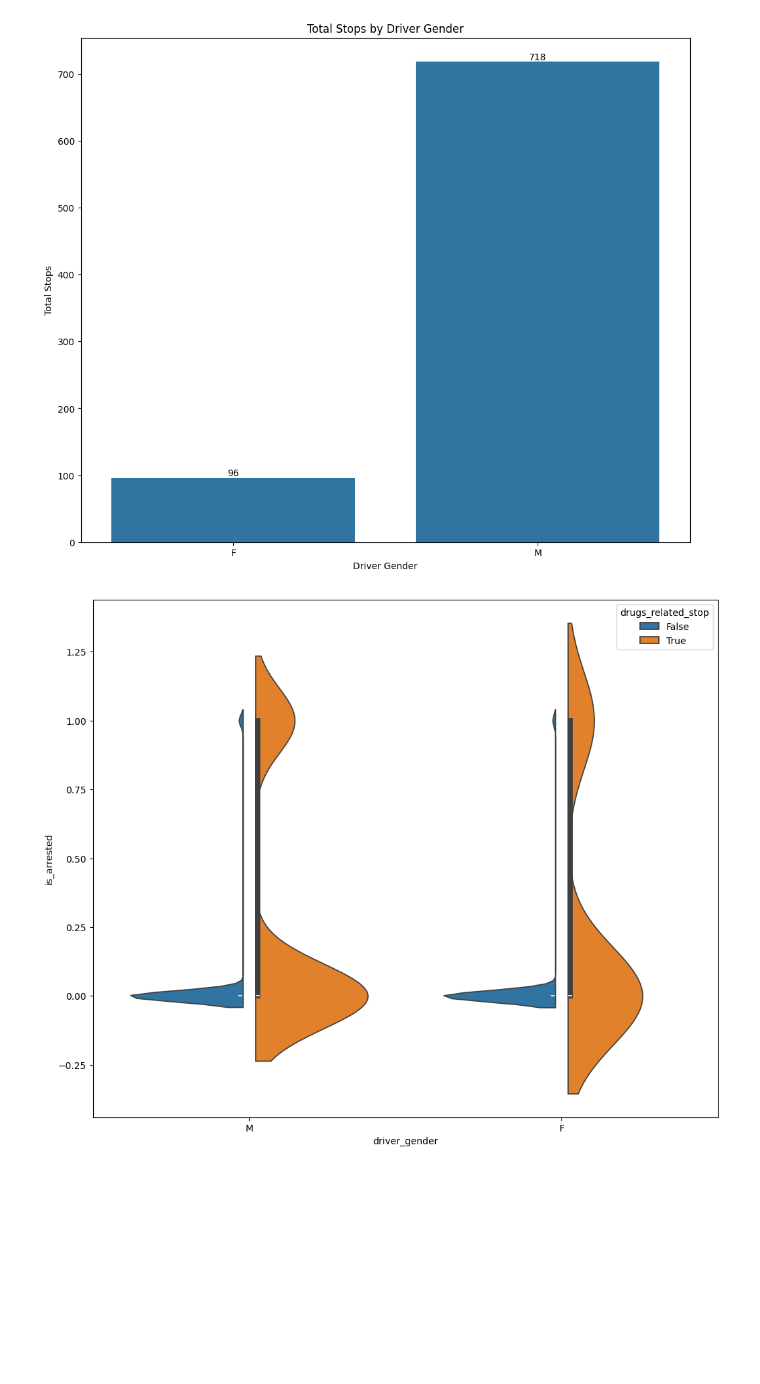
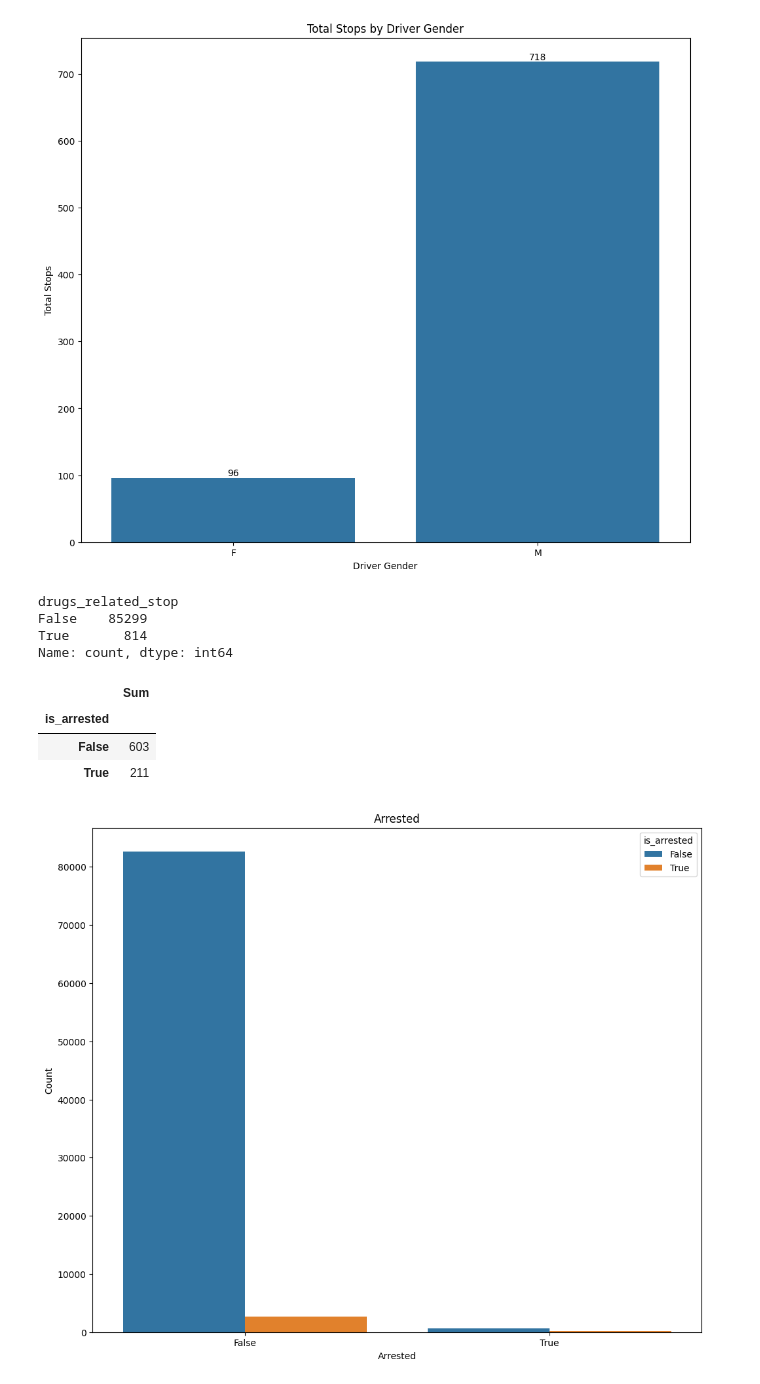
Before and after one commit to Szafranerio/Data_InDepth, a Jupyter notebook: Pandas/Practice/Police.ipynb, the cells around one changed output. Saved outputs shown, nothing was run; the diff lists cells and outputs as text; code cells hidden in the pictures; blank space fills up the shorter version.

```diff
--- a/Pandas/Practice/Police.ipynb
+++ b/Pandas/Practice/Police.ipynb
@@ -129,9 +129,29 @@ plt.title('Total Stops by Driver Gender')
 plt.show()
 # %% [output]
 [figure]
-# %%
-plt.figure(figsize=(12,10))
-sns.violinplot(data, y='is_arrested', x='driver_gender', hue='drugs_related_stop', split=True, gap=.1)
-plt.show()
-# %% [output]
-[figure, removed]
+# %%
+data.drugs_related_stop.value_counts()
+# %% [output]
+drugs_related_stop
+False    85299
+True       814
+Name: count, dtype: int64
+# %%
+drug_stop = data.groupby('is_arrested')['drugs_related_stop'].agg(
+    Sum = 'sum'
+)
+drug_stop
+# %% [output]
+|  | Sum |
+| is_arrested |  |
+| False | 603 |
+| True | 211 |
+# %%
+plt.figure(figsize=(12,10))
+sns.countplot(data, x='drugs_related_stop', hue='is_arrested')
+plt.title('Arrested')
+plt.xlabel('Arrested')
+plt.ylabel('Count')
+plt.show()
+# %% [output]
+[figure, added]
```
Also changed, not shown: parts of 3 cells of this notebook.
